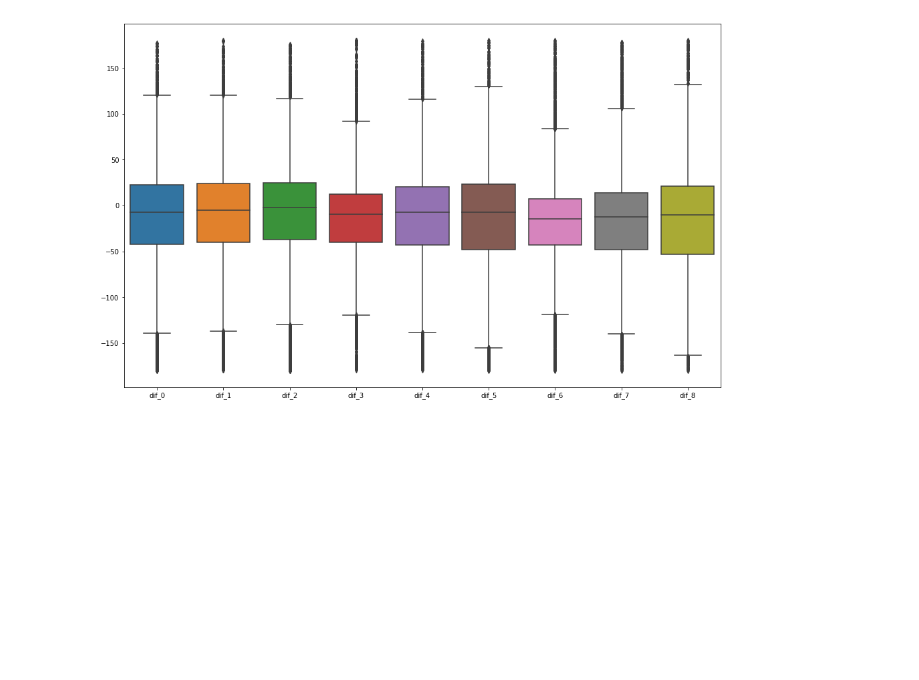
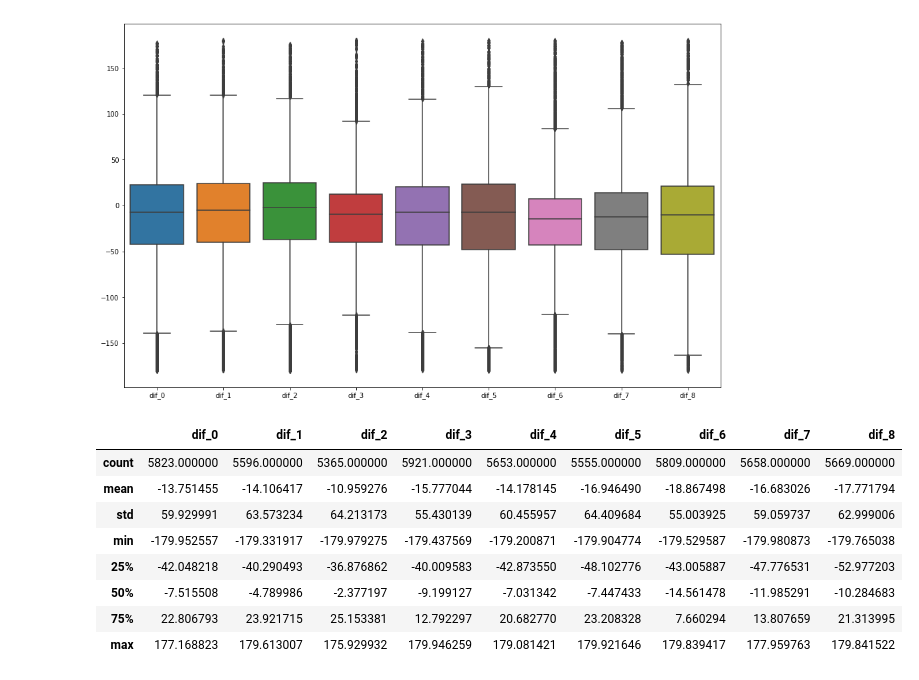
Before and after one commit to granantuin/LEVX_regression, a Jupyter notebook: Display_regre_LEVX_dir.ipynb, the cells around one changed output. Cells and saved outputs as stored; diff of their text form; code cells hidden in the pictures; blank space fills up the shorter version.

```diff
--- a/Display_regre_LEVX_dir.ipynb
+++ b/Display_regre_LEVX_dir.ipynb
@@ -65,3 +65,15 @@ plt.figure(figsize=(16, 10))
 ax = sns.boxplot(data=df2.iloc[:,11:20])
 # %% [output]
 [figure]
+# %%
+df2.iloc[:,11:20].describe()
+# %% [output]
+|  | dif_0 | dif_1 | dif_2 | dif_3 | dif_4 | dif_5 | dif_6 | dif_7 | dif_8 |
+| count | 5823.000000 | 5596.000000 | 5365.000000 | 5921.000000 | 5653.000000 | 5555.000000 | 5809.000000 | 5658.000000 | 5669.000000 |
+| mean | -13.751455 | -14.106417 | -10.959276 | -15.777044 | -14.178145 | -16.946490 | -18.867498 | -16.683026 | -17.771794 |
+| std | 59.929991 | 63.573234 | 64.213173 | 55.430139 | 60.455957 | 64.409684 | 55.003925 | 59.059737 | 62.999006 |
+| min | -179.952557 | -179.331917 | -179.979275 | -179.437569 | -179.200871 | -179.904774 | -179.529587 | -179.980873 | -179.765038 |
+| 25% | -42.048218 | -40.290493 | -36.876862 | -40.009583 | -42.873550 | -48.102776 | -43.005887 | -47.776531 | -52.977203 |
+| 50% | -7.515508 | -4.789986 | -2.377197 | -9.199127 | -7.031342 | -7.447433 | -14.561478 | -11.985291 | -10.284683 |
+| 75% | 22.806793 | 23.921715 | 25.153381 | 12.792297 | 20.682770 | 23.208328 | 7.660294 | 13.807659 | 21.313995 |
+| max | 177.168823 | 179.613007 | 175.929932 | 179.946259 | 179.081421 | 179.921646 | 179.839417 | 177.959763 | 179.841522 |
```
